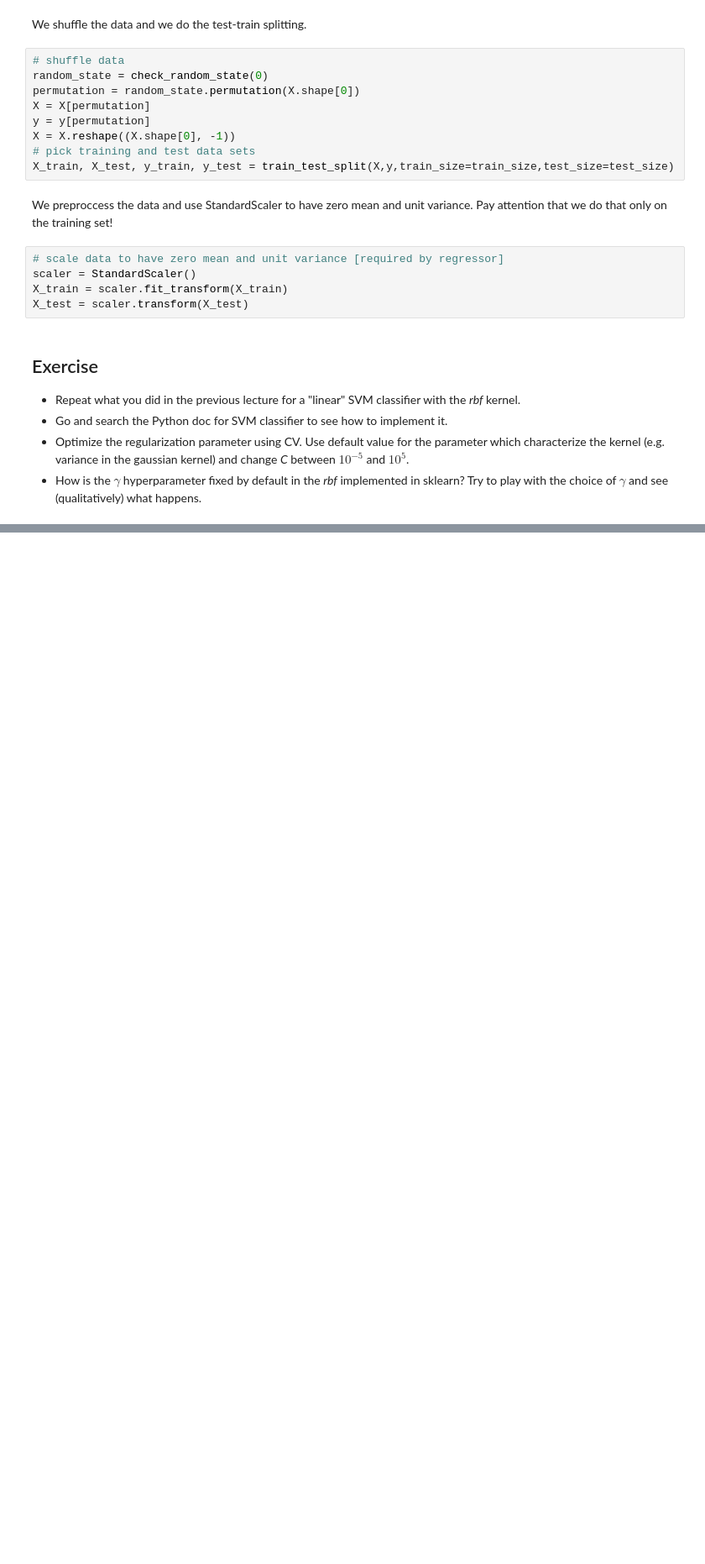
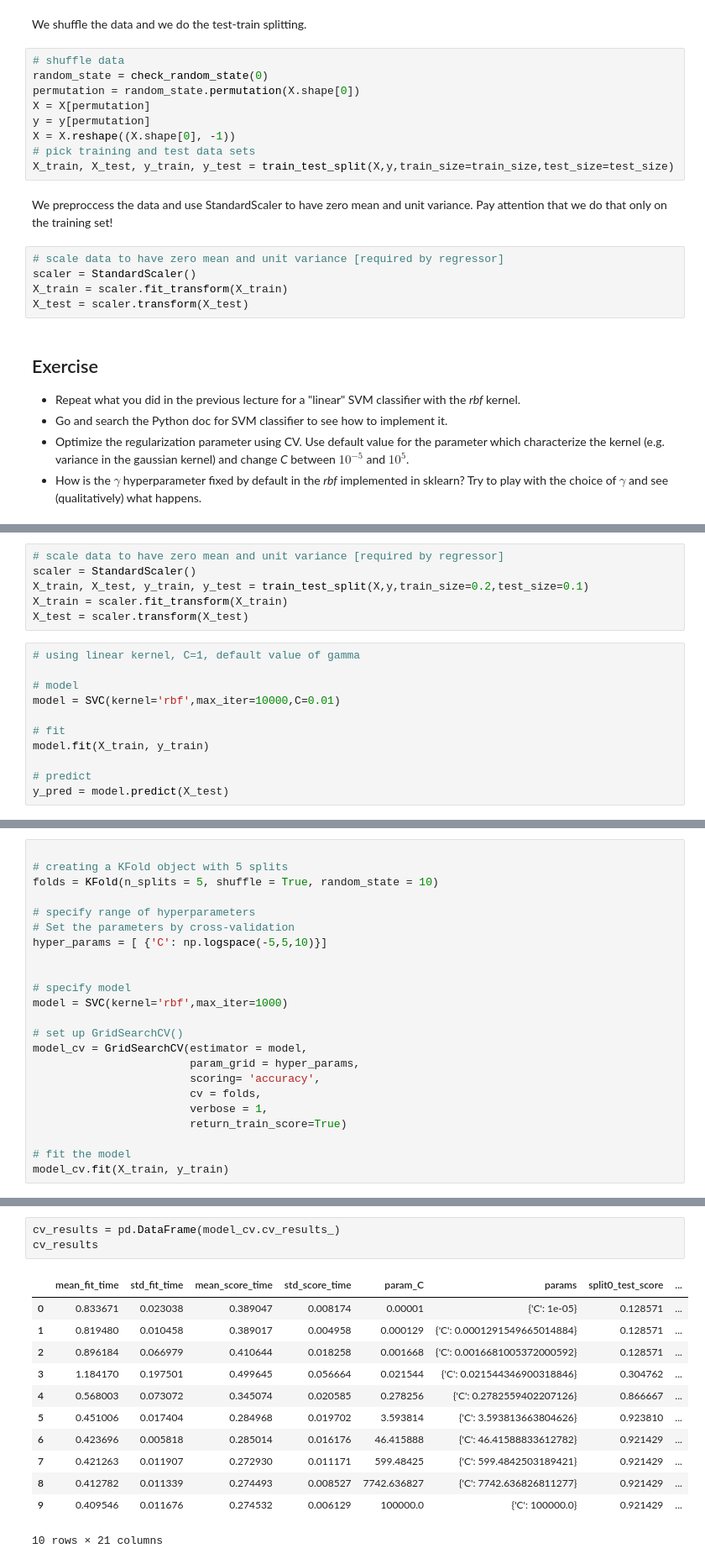
Before and after one commit to yassinuaimee/FundamentalLearningEPFL, a Jupyter notebook: TP8/[exercise]kernels.ipynb, the cells around one changed output, grey strips where cells are left out. Shown at 84% size. Cells and saved outputs as stored; diff of their text form; blank space fills up the shorter version.

```diff
--- a/TP8/[exercise]kernels.ipynb
+++ b/TP8/[exercise]kernels.ipynb
@@ -178,0 +214,17 @@ X_test = scaler.transform(X_test)
+# %%
+# scale data to have zero mean and unit variance [required by regressor]
+scaler = StandardScaler()
+X_train, X_test, y_train, y_test = train_test_split(X,y,train_size=0.2,test_size=0.1)
+X_train = scaler.fit_transform(X_train)
+X_test = scaler.transform(X_test)
+# %%
+# using linear kernel, C=1, default value of gamma
+
+# model
+model = SVC(kernel='rbf',max_iter=10000,C=0.01)
+
+# fit
+model.fit(X_train, y_train)
+
+# predict
+y_pred = model.predict(X_test)
@@ -178,0 +241,23 @@ X_test = scaler.transform(X_test)
+# %%
+
+# creating a KFold object with 5 splits
+folds = KFold(n_splits = 5, shuffle = True, random_state = 10)
+
+# specify range of hyperparameters
+# Set the parameters by cross-validation
+hyper_params = [ {'C': np.logspace(-5,5,10)}]
+
+
+# specify model
+model = SVC(kernel='rbf',max_iter=1000)
+
+# set up GridSearchCV()
+model_cv = GridSearchCV(estimator = model,
+                        param_grid = hyper_params,
+                        scoring= 'accuracy',
+                        cv = folds,
+                        verbose = 1,
+                        return_train_score=True)
+
+# fit the model
+model_cv.fit(X_train, y_train)
@@ -178,0 +272,16 @@ X_test = scaler.transform(X_test)
+# %%
+cv_results = pd.DataFrame(model_cv.cv_results_)
+cv_results
+# %% [output]
+|  | mean_fit_time | std_fit_time | mean_score_time | std_score_time | param_C | params | split0_test_score | ... |
+| 0 | 0.833671 | 0.023038 | 0.389047 | 0.008174 | 0.00001 | {'C': 1e-05} | 0.128571 | ... |
+| 1 | 0.819480 | 0.010458 | 0.389017 | 0.004958 | 0.000129 | {'C': 0.0001291549665014884} | 0.128571 | ... |
+| 2 | 0.896184 | 0.066979 | 0.410644 | 0.018258 | 0.001668 | {'C': 0.0016681005372000592} | 0.128571 | ... |
+| 3 | 1.184170 | 0.197501 | 0.499645 | 0.056664 | 0.021544 | {'C': 0.021544346900318846} | 0.304762 | ... |
+| 4 | 0.568003 | 0.073072 | 0.345074 | 0.020585 | 0.278256 | {'C': 0.2782559402207126} | 0.866667 | ... |
+| 5 | 0.451006 | 0.017404 | 0.284968 | 0.019702 | 3.593814 | {'C': 3.593813663804626} | 0.923810 | ... |
+| 6 | 0.423696 | 0.005818 | 0.285014 | 0.016176 | 46.415888 | {'C': 46.41588833612782} | 0.921429 | ... |
+| 7 | 0.421263 | 0.011907 | 0.272930 | 0.011171 | 599.48425 | {'C': 599.4842503189421} | 0.921429 | ... |
+| 8 | 0.412782 | 0.011339 | 0.274493 | 0.008527 | 7742.636827 | {'C': 7742.636826811277} | 0.921429 | ... |
+| 9 | 0.409546 | 0.011676 | 0.274532 | 0.006129 | 100000.0 | {'C': 100000.0} | 0.921429 | ... |
+10 rows × 21 columns
```
Also changed, not shown: parts of 15 cells of this notebook.
